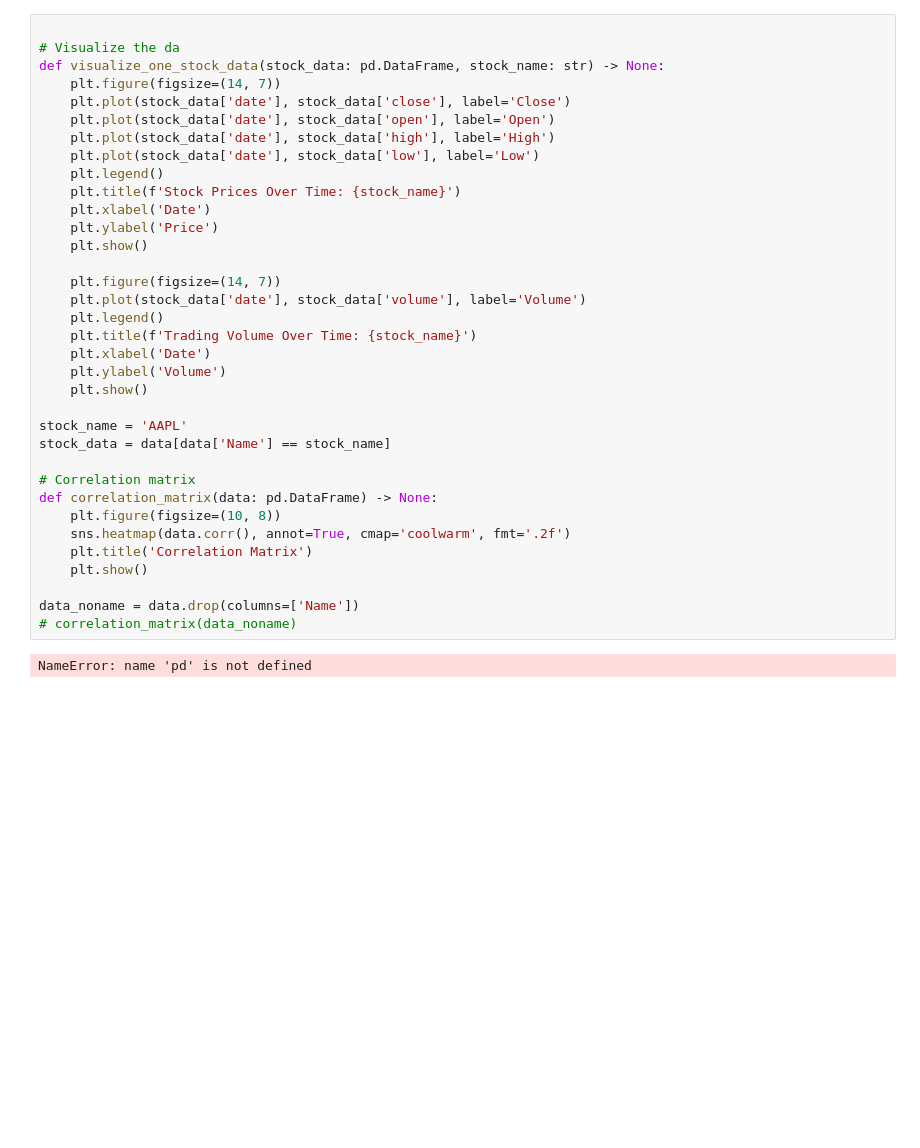
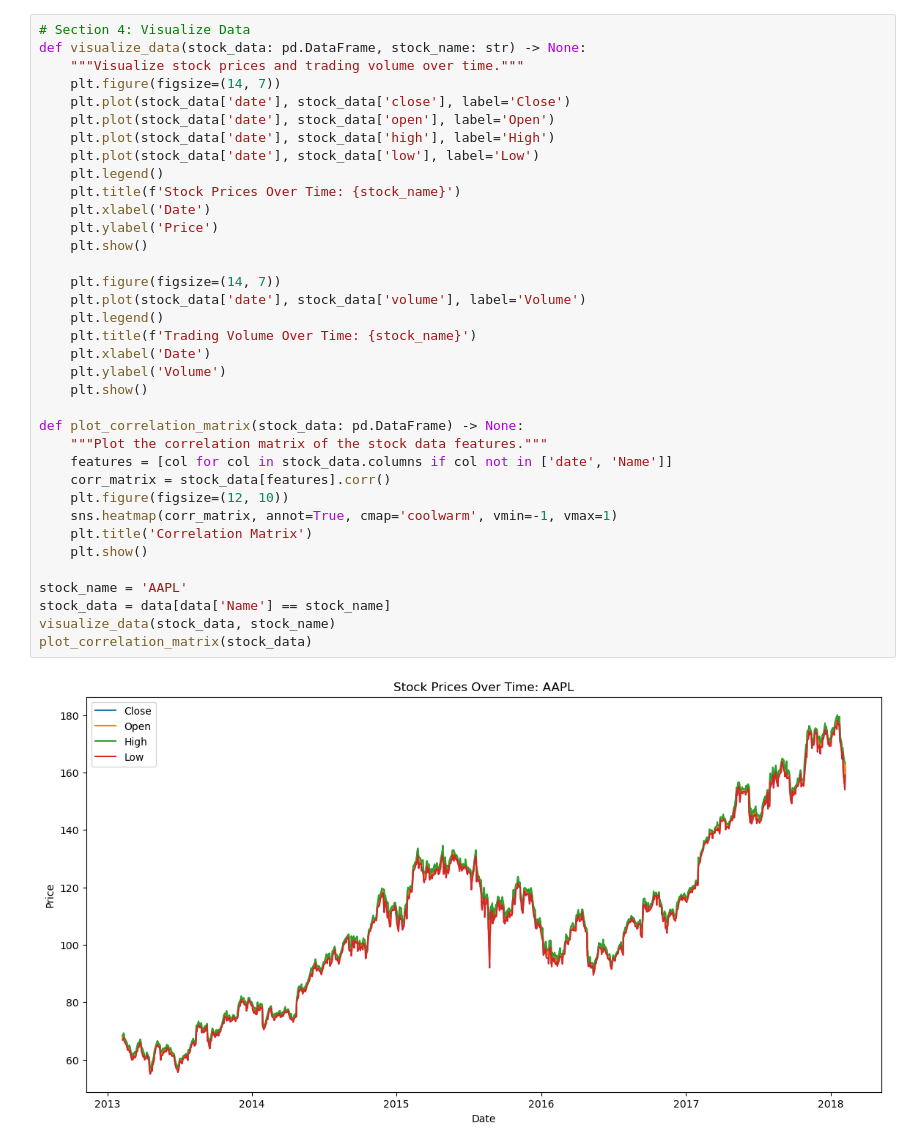
Before and after one commit to wael85/MAL1_Project, a Jupyter notebook: 500.ipynb, the cells around one changed output. Saved outputs shown, nothing was run; the diff lists cells and outputs as text; blank space fills up the shorter version.

```diff
--- a/500.ipynb
+++ b/500.ipynb
@@ -106,37 +112,38 @@ exploration_report
 # %%
-
-# Visualize the da
-def visualize_one_stock_data(stock_data: pd.DataFrame, stock_name: str) -> None:
+# Section 4: Visualize Data
+def visualize_data(stock_data: pd.DataFrame, stock_name: str) -> None:
+    """Visualize stock prices and trading volume over time."""
     plt.figure(figsize=(14, 7))
     plt.plot(stock_data['date'], stock_data['close'], label='Close')
     plt.plot(stock_data['date'], stock_data['open'], label='Open')
     plt.plot(stock_data['date'], stock_data['high'], label='High')
     plt.plot(stock_data['date'], stock_data['low'], label='Low')
     plt.legend()
     plt.title(f'Stock Prices Over Time: {stock_name}')
     plt.xlabel('Date')
     plt.ylabel('Price')
     plt.show()
 
     plt.figure(figsize=(14, 7))
     plt.plot(stock_data['date'], stock_data['volume'], label='Volume')
     plt.legend()
     plt.title(f'Trading Volume Over Time: {stock_name}')
     plt.xlabel('Date')
     plt.ylabel('Volume')
     plt.show()
 
-stock_name = 'AAPL'
-stock_data = data[data['Name'] == stock_name]
-
-# Correlation matrix
-def correlation_matrix(data: pd.DataFrame) -> None:
-    plt.figure(figsize=(10, 8))
-    sns.heatmap(data.corr(), annot=True, cmap='coolwarm', fmt='.2f')
+def plot_correlation_matrix(stock_data: pd.DataFrame) -> None:
+    """Plot the correlation matrix of the stock data features."""
+    features = [col for col in stock_data.columns if col not in ['date', 'Name']]
+    corr_matrix = stock_data[features].corr()
+    plt.figure(figsize=(12, 10))
+    sns.heatmap(corr_matrix, annot=True, cmap='coolwarm', vmin=-1, vmax=1)
     plt.title('Correlation Matrix')
     plt.show()
 
-data_noname = data.drop(columns=['Name'])
-# correlation_matrix(data_noname)
+stock_name = 'AAPL'
+stock_data = data[data['Name'] == stock_name]
+visualize_data(stock_data, stock_name)
+plot_correlation_matrix(stock_data)
 # %% [output]
-NameError: name 'pd' is not defined
+[figure, added]
```
Also changed, not shown: parts of 16 cells of this notebook, 1 other file.
